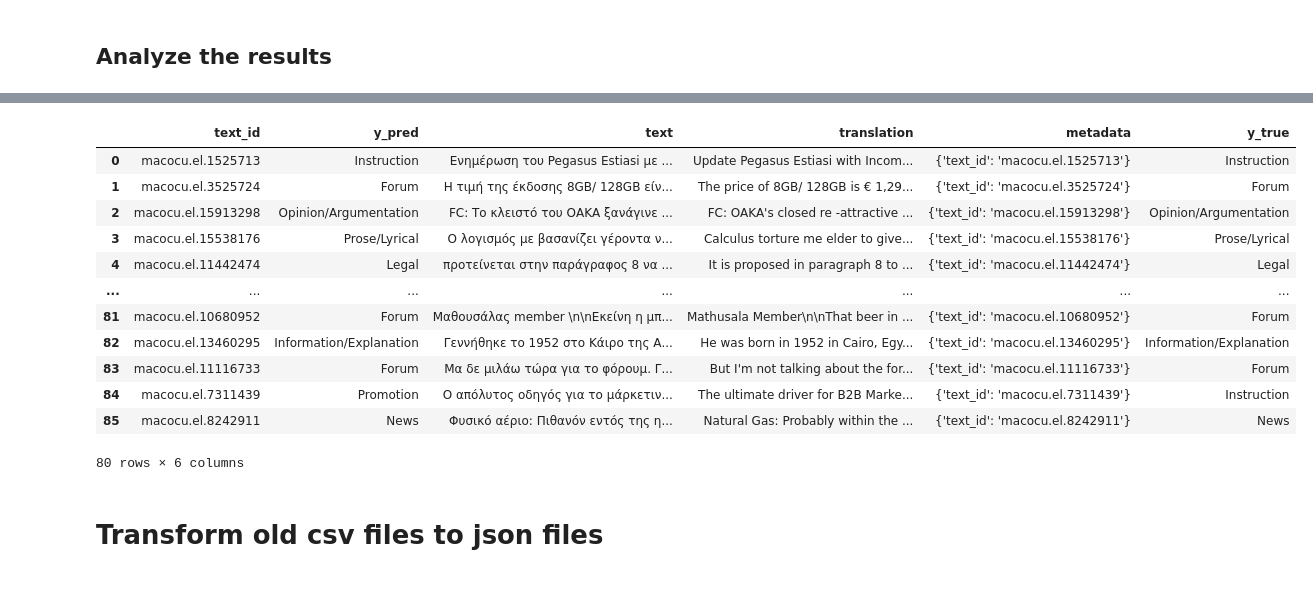
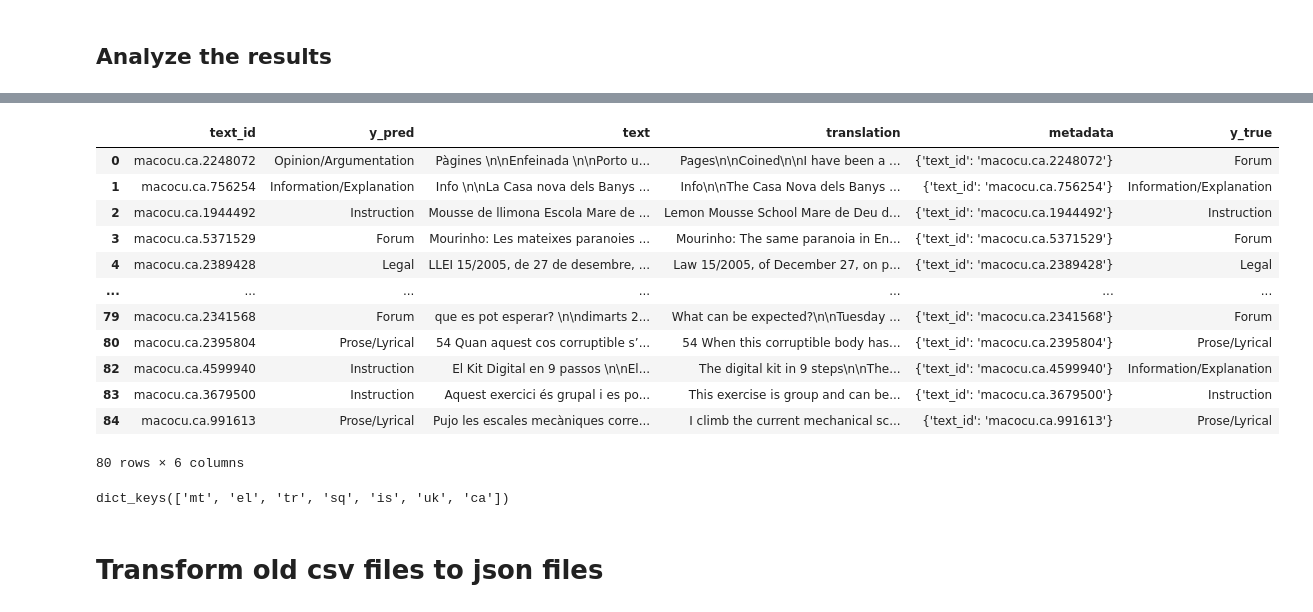
Before and after one commit to TajaKuzman/Crosslingual-Genre-Bias-Analysis, a Jupyter notebook: evaluation-of-annotation.ipynb, the cells around one changed output, grey strips where cells are left out. Drawn from its saved outputs; the diff is of its cells as text; code cells hidden in the pictures.

```diff
--- a/evaluation-of-annotation.ipynb
+++ b/evaluation-of-annotation.ipynb
@@ -269,9 +265,9 @@ df_sq.to_json(f"/home/tajak/Crosslingual-Genre-Bias-Analysis/manual-annotations/
 ## Analyze the results
 # %%
 # Import the prepared annotated corpus with all the information
-lang = "el"
+lang = "ca"
 
-df_sq =pd.read_json(f"/cache/tajak/macocu-mt/datasets/manually-evaluated/MaCoCu-{lang}-genre-sample-evaluated-complete-sample.jsonl", orient="records", lines=True)
+df_sq =pd.read_json(f"/cache/tajak/macocu-mt/datasets/manually-evaluated/MaCoCu-{lang}-genre-sample-evaluated-complete-sample-run2.jsonl", orient="records", lines=True)
 df_sq.head()
 # %% [output]
 |  | text_id | y_pred | text | translation | metadata | y_true |
@@ -381,23 +377,27 @@ with open("/cache/tajak/macocu-mt/datasets/annotated/multilingual-genre-annotate
 # %%
 # Open the final json file to see whether it looks fine
 with open("/cache/tajak/macocu-mt/datasets/annotated/multilingual-genre-annotated-test-set.json", "r") as file:
 	current_json = json.load(file)
 
-pd.DataFrame(current_json["el"]["dataset"])
+pd.DataFrame(current_json["ca"]["dataset"])
 # %% [output]
 |  | text_id | y_pred | text | translation | metadata | y_true |
-| 0 | macocu.el.1525713 | Instruction | Ενημέρωση του Pegasus Estiasi με ... | Update Pegasus Estiasi with Incom... | {'text_id': 'macocu.el.1525713'} | Instruction |
-| 1 | macocu.el.3525724 | Forum | Η τιμή της έκδοσης 8GB/ 128GB είν... | The price of 8GB/ 128GB is € 1,29... | {'text_id': 'macocu.el.3525724'} | Forum |
-| 2 | macocu.el.15913298 | Opinion/Argumentation | FC: Το κλειστό του ΟΑΚΑ ξανάγινε ... | FC: OAKA's closed re -attractive ... | {'text_id': 'macocu.el.15913298'} | Opinion/Argumentation |
-| 3 | macocu.el.15538176 | Prose/Lyrical | Ο λογισμός με βασανίζει γέροντα ν... | Calculus torture me elder to give... | {'text_id': 'macocu.el.15538176'} | Prose/Lyrical |
-| 4 | macocu.el.11442474 | Legal | προτείνεται στην παράγραφος 8 να ... | It is proposed in paragraph 8 to ... | {'text_id': 'macocu.el.11442474'} | Legal |
+| 0 | macocu.ca.2248072 | Opinion/Argumentation | Pàgines \n\nEnfeinada \n\nPorto u... | Pages\n\nCoined\n\nI have been a ... | {'text_id': 'macocu.ca.2248072'} | Forum |
+| 1 | macocu.ca.756254 | Information/Explanation | Info \n\nLa Casa nova dels Banys ... | Info\n\nThe Casa Nova dels Banys ... | {'text_id': 'macocu.ca.756254'} | Information/Explanation |
+| 2 | macocu.ca.1944492 | Instruction | Mousse de llimona Escola Mare de ... | Lemon Mousse School Mare de Deu d... | {'text_id': 'macocu.ca.1944492'} | Instruction |
+| 3 | macocu.ca.5371529 | Forum | Mourinho: Les mateixes paranoies ... | Mourinho: The same paranoia in En... | {'text_id': 'macocu.ca.5371529'} | Forum |
+| 4 | macocu.ca.2389428 | Legal | LLEI 15/2005, de 27 de desembre, ... | Law 15/2005, of December 27, on p... | {'text_id': 'macocu.ca.2389428'} | Legal |
 | ... | ... | ... | ... | ... | ... | ... |
-| 81 | macocu.el.10680952 | Forum | Μαθουσάλας member \n\nΕκείνη η μπ... | Mathusala Member\n\nThat beer in ... | {'text_id': 'macocu.el.10680952'} | Forum |
-| 82 | macocu.el.13460295 | Information/Explanation | Γεννήθηκε το 1952 στο Κάιρο της Α... | He was born in 1952 in Cairo, Egy... | {'text_id': 'macocu.el.13460295'} | Information/Explanation |
-| 83 | macocu.el.11116733 | Forum | Μα δε μιλάω τώρα για το φόρουμ. Γ... | But I'm not talking about the for... | {'text_id': 'macocu.el.11116733'} | Forum |
-| 84 | macocu.el.7311439 | Promotion | Ο απόλυτος οδηγός για το μάρκετιν... | The ultimate driver for B2B Marke... | {'text_id': 'macocu.el.7311439'} | Instruction |
-| 85 | macocu.el.8242911 | News | Φυσικό αέριο: Πιθανόν εντός της η... | Natural Gas: Probably within the ... | {'text_id': 'macocu.el.8242911'} | News |
+| 79 | macocu.ca.2341568 | Forum | que es pot esperar? \n\ndimarts 2... | What can be expected?\n\nTuesday ... | {'text_id': 'macocu.ca.2341568'} | Forum |
+| 80 | macocu.ca.2395804 | Prose/Lyrical | 54 Quan aquest cos corruptible s’... | 54 When this corruptible body has... | {'text_id': 'macocu.ca.2395804'} | Prose/Lyrical |
+| 82 | macocu.ca.4599940 | Instruction | El Kit Digital en 9 passos \n\nEl... | The digital kit in 9 steps\n\nThe... | {'text_id': 'macocu.ca.4599940'} | Information/Explanation |
+| 83 | macocu.ca.3679500 | Instruction | Aquest exercici és grupal i es po... | This exercise is group and can be... | {'text_id': 'macocu.ca.3679500'} | Instruction |
+| 84 | macocu.ca.991613 | Prose/Lyrical | Pujo les escales mecàniques corre... | I climb the current mechanical sc... | {'text_id': 'macocu.ca.991613'} | Prose/Lyrical |
 80 rows × 6 columns
+# %%
+current_json.keys()
+# %% [output]
+dict_keys(['mt', 'el', 'tr', 'sq', 'is', 'uk', 'ca'])
 # %% [markdown]
 # Transform old csv files to json files
 # %%
```
Also changed, not shown: parts of 13 cells of this notebook, 21 other files.
